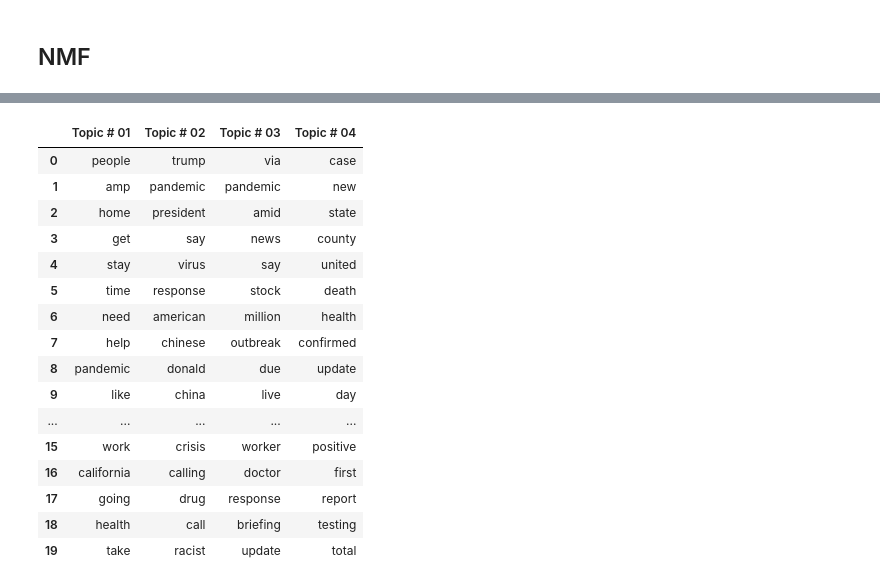
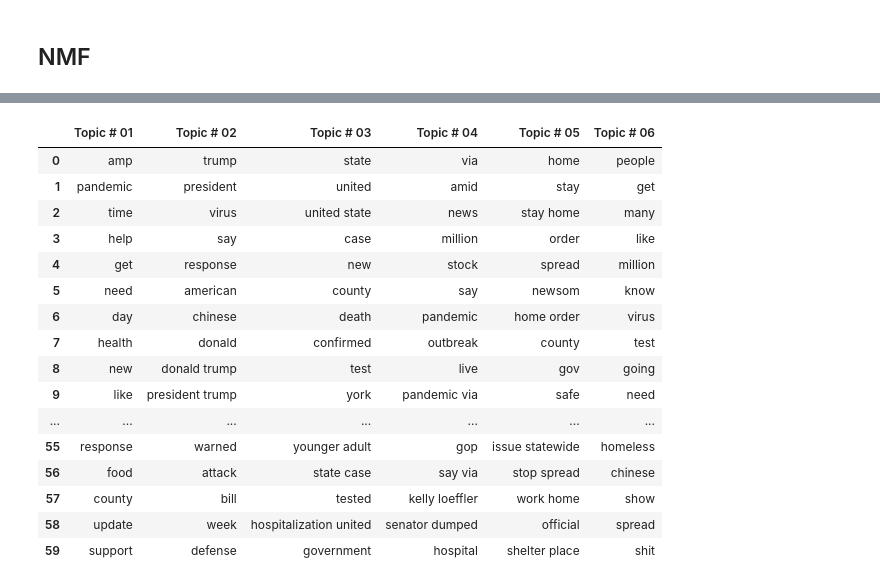
Before and after one commit to jtsliu/metis-project5-coronavirus, a Jupyter notebook: 5-topicModel.ipynb, the cells around one changed output, grey strips where cells are left out. Saved outputs shown, nothing was run; the diff lists cells and outputs as text; code cells hidden in the pictures.

```diff
--- a/5-topicModel.ipynb
+++ b/5-topicModel.ipynb
@@ -81,21 +61,26 @@ df = pd.read_csv(f'tweets/tweets_processed/coronavirus_california_tweets_process
 df['processed_text'] = df['processed_text'].values.astype(str)
 # %% [markdown]
 ## Vectorizer
+# %%
+cities = pickle.load(open('tweets/cities_list.txt', 'rb'))
 # %%
 stop_words = stopwords.words('english')
 stop_words.extend(['coronavirus', 'covid', 'covidー', 'coronavirusoutbreak', 'coronaviruspandemic'])
+stop_words.extend(list(cities['california']))
+stop_words.extend(['california'])
 stop_words = set(stop_words)
 # %%
-num_topics = 4
+num_topics = 6
 index_names = [f'component_{x}' for x in range(num_topics)]
 random_state = 42
-n_gram = (1,1)
+n_gram = (1,2)
 min_df = 3
 max_df = 0.85
 # %%
 cv = CountVectorizer(analyzer='word',
                      min_df=min_df,
                      max_df=max_df,
+                     ngram_range = n_gram,
                      stop_words=stop_words,
                      lowercase=True,
                      token_pattern='[a-zA-Z0-9]{3,}',
@@ -142,23 +133,23 @@ case, new, state, county, united, death, health, confirmed, update, day, califor
 # %%
-get_nmf_topics(nmf_model, 40)
+get_nmf_topics(nmf_model, 60)
 # %% [output]
-|  | Topic # 01 | Topic # 02 | Topic # 03 | Topic # 04 |
-| 0 | people | trump | via | case |
-| 1 | amp | pandemic | pandemic | new |
-| 2 | home | president | amid | state |
-| 3 | get | say | news | county |
-| 4 | stay | virus | say | united |
-| 5 | time | response | stock | death |
-| 6 | need | american | million | health |
-| 7 | help | chinese | outbreak | confirmed |
-| 8 | pandemic | donald | due | update |
-| 9 | like | china | live | day |
-| ... | ... | ... | ... | ... |
-| 15 | work | crisis | worker | positive |
-| 16 | california | calling | doctor | first |
-| 17 | going | drug | response | report |
-| 18 | health | call | briefing | testing |
-| 19 | take | racist | update | total |
+|  | Topic # 01 | Topic # 02 | Topic # 03 | Topic # 04 | Topic # 05 | Topic # 06 |
+| 0 | amp | trump | state | via | home | people |
+| 1 | pandemic | president | united | amid | stay | get |
+| 2 | time | virus | united state | news | stay home | many |
+| 3 | help | say | case | million | order | like |
+| 4 | get | response | new | stock | spread | million |
+| 5 | need | american | county | say | newsom | know |
+| 6 | day | chinese | death | pandemic | home order | virus |
+| 7 | health | donald | confirmed | outbreak | county | test |
+| 8 | new | donald trump | test | live | gov | going |
+| 9 | like | president trump | york | pandemic via | safe | need |
+| ... | ... | ... | ... | ... | ... | ... |
+| 55 | response | warned | younger adult | gop | issue statewide | homeless |
+| 56 | food | attack | state case | say via | stop spread | chinese |
+| 57 | county | bill | tested | kelly loeffler | work home | show |
+| 58 | update | week | hospitalization united | senator dumped | official | spread |
+| 59 | support | defense | government | hospital | shelter place | shit |
 # %%
 plt.figure(figsize=(15,10))
 docs = doc_topic_nmf
```
Also changed, not shown: parts of 21 cells of this notebook, 2 other files.
